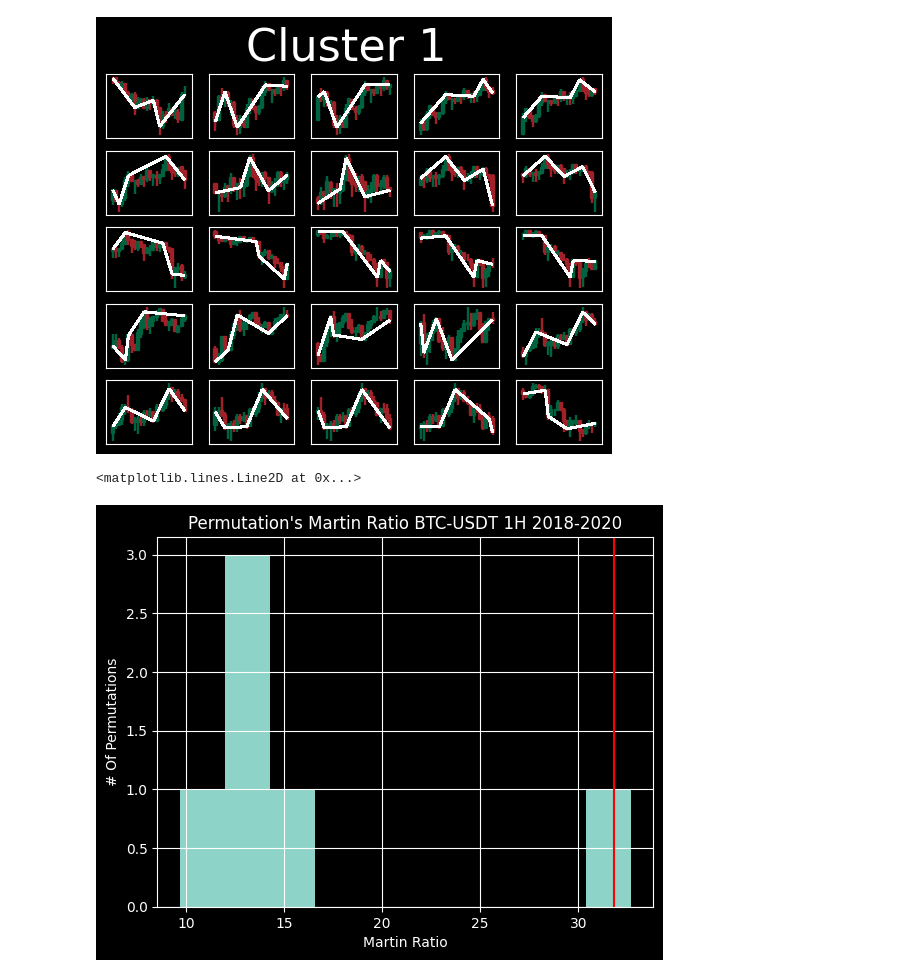
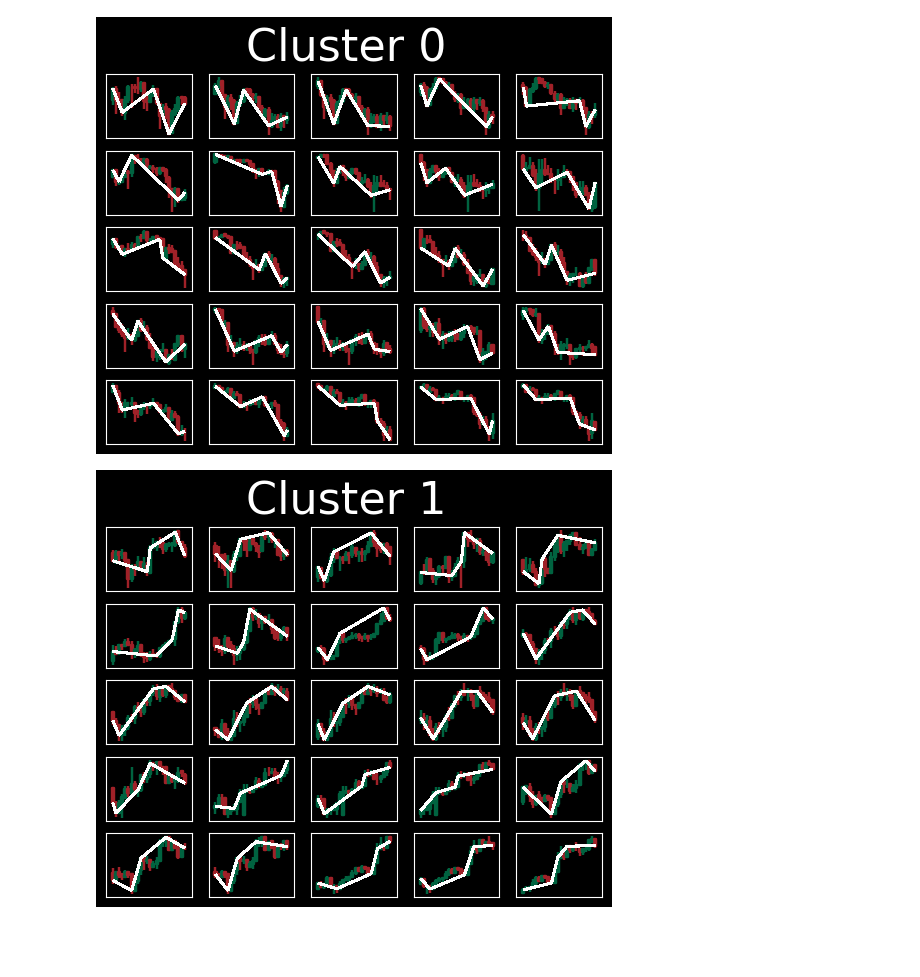
Before and after one commit to Twapa/vefinance, a Jupyter notebook: ntrader/TechnicalAnalysisAutomation-main/patterngold.ipynb, the cells around one changed output. Saved outputs shown, nothing was run; the diff lists cells and outputs as text; code cells hidden in the pictures; blank space fills up the shorter version.

```diff
--- a/ntrader/TechnicalAnalysisAutomation-main/patterngold.ipynb
+++ b/ntrader/TechnicalAnalysisAutomation-main/patterngold.ipynb
@@ -315,5 +259,5 @@ data = data[data.index < '01-01-2020']
 arr = data['close'].to_numpy()
 pip_miner = PIPPatternMiner(n_pips=5, lookback=24, hold_period=6)
 # %%
-pip_miner.train(arr, n_reps=4)
+pip_miner.train(arr, n_reps=-1)
 # %% [output]
@@ -328,21 +265,8 @@ pip_miner.plot_best_performer_patterns(data)
-# %%
-
-# Visualize best performing long pattern
-#pip_miner.plot_best_long_pattern(data)
-
-# Visualize best performing short pattern
-pip_miner.plot_best_short_pattern(data)
-# %% [output]
-[figure, removed]
-# %%
-plt.style.use('dark_background')
-actual_martin = pip_miner.get_fit_martin()
-perm_martins = pip_miner.get_permutation_martins()
-ax = pd.Series(perm_martins).hist()
-ax.set_ylabel("# Of Permutations")
-ax.set_xlabel("Martin Ratio")
-ax.set_title("Permutation's Martin Ratio BTC-USDT 1H 2018-2020")
-ax.axvline(actual_martin, color='red')
-# %% [output]
-<matplotlib.lines.Line2D at 0x...>
-[figure, removed]
+# %%
+candle_data = data.copy()
+# %%
+for i in range(0,3):
+    pip_miner.plot_cluster_examples(candle_data, cluster_i=i, grid_size=5)
+# %% [output]
+[figure, added]
+[figure, added]
```
Also changed, not shown: parts of 7 cells of this notebook.
